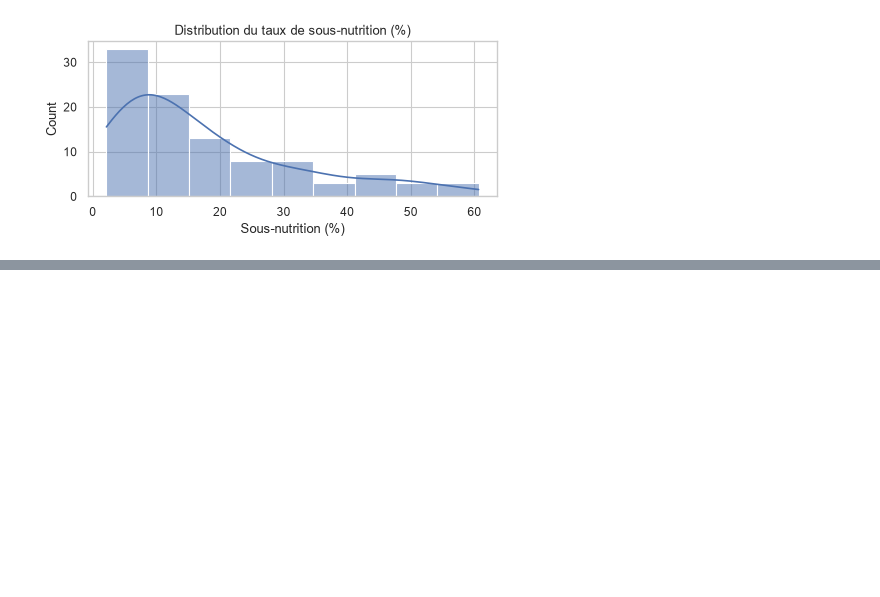
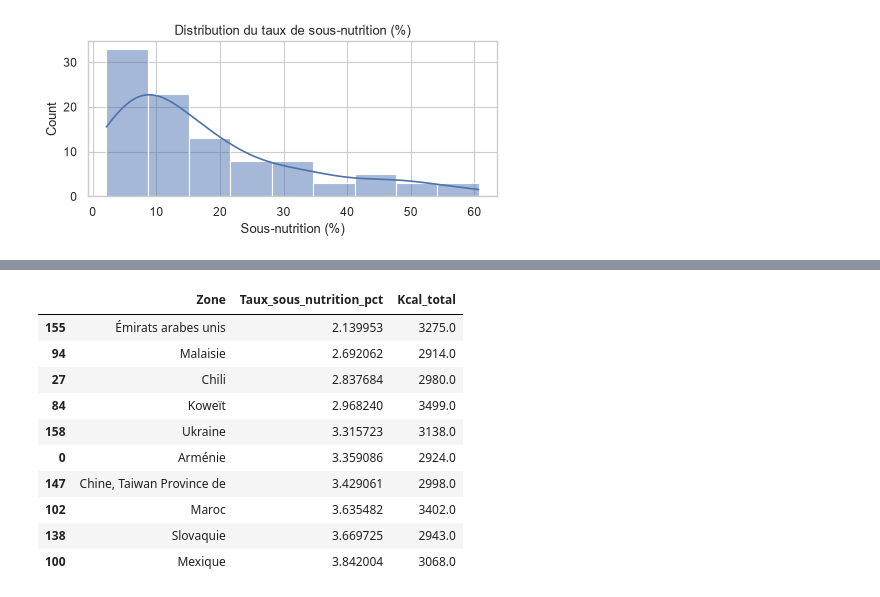
Before and after one commit to SIMPLON-DIST-Data-Analyst-211541/FAO-DATALAB_PATRICK, a Jupyter notebook: notebooks/J2_analyse exploratoire et corrélations.ipynb, the cells around one changed output, grey strips where cells are left out. Drawn from its saved outputs; the diff is of its cells as text; code cells hidden in the pictures; blank space fills up the shorter version.

```diff
--- a/notebooks/J2_analyse exploratoire et corrélations.ipynb
+++ b/notebooks/J2_analyse exploratoire et corrélations.ipynb
@@ -87,0 +120,18 @@ plt.close(fig)
+# %%
+# 4.2 Bottom 10 sous-nutrition
+
+df.sort_values("Taux_sous_nutrition_pct", ascending=True).head(10)[
+    ["Zone", "Taux_sous_nutrition_pct", "Kcal_total"]
+]
+# %% [output]
+|  | Zone | Taux_sous_nutrition_pct | Kcal_total |
+| 155 | Émirats arabes unis | 2.139953 | 3275.0 |
+| 94 | Malaisie | 2.692062 | 2914.0 |
+| 27 | Chili | 2.837684 | 2980.0 |
+| 84 | Koweït | 2.968240 | 3499.0 |
+| 158 | Ukraine | 3.315723 | 3138.0 |
+| 0 | Arménie | 3.359086 | 2924.0 |
+| 147 | Chine, Taiwan Province de | 3.429061 | 2998.0 |
+| 102 | Maroc | 3.635482 | 3402.0 |
+| 138 | Slovaquie | 3.669725 | 2943.0 |
+| 100 | Mexique | 3.842004 | 3068.0 |
```
Also changed, not shown: parts of 9 cells of this notebook.
